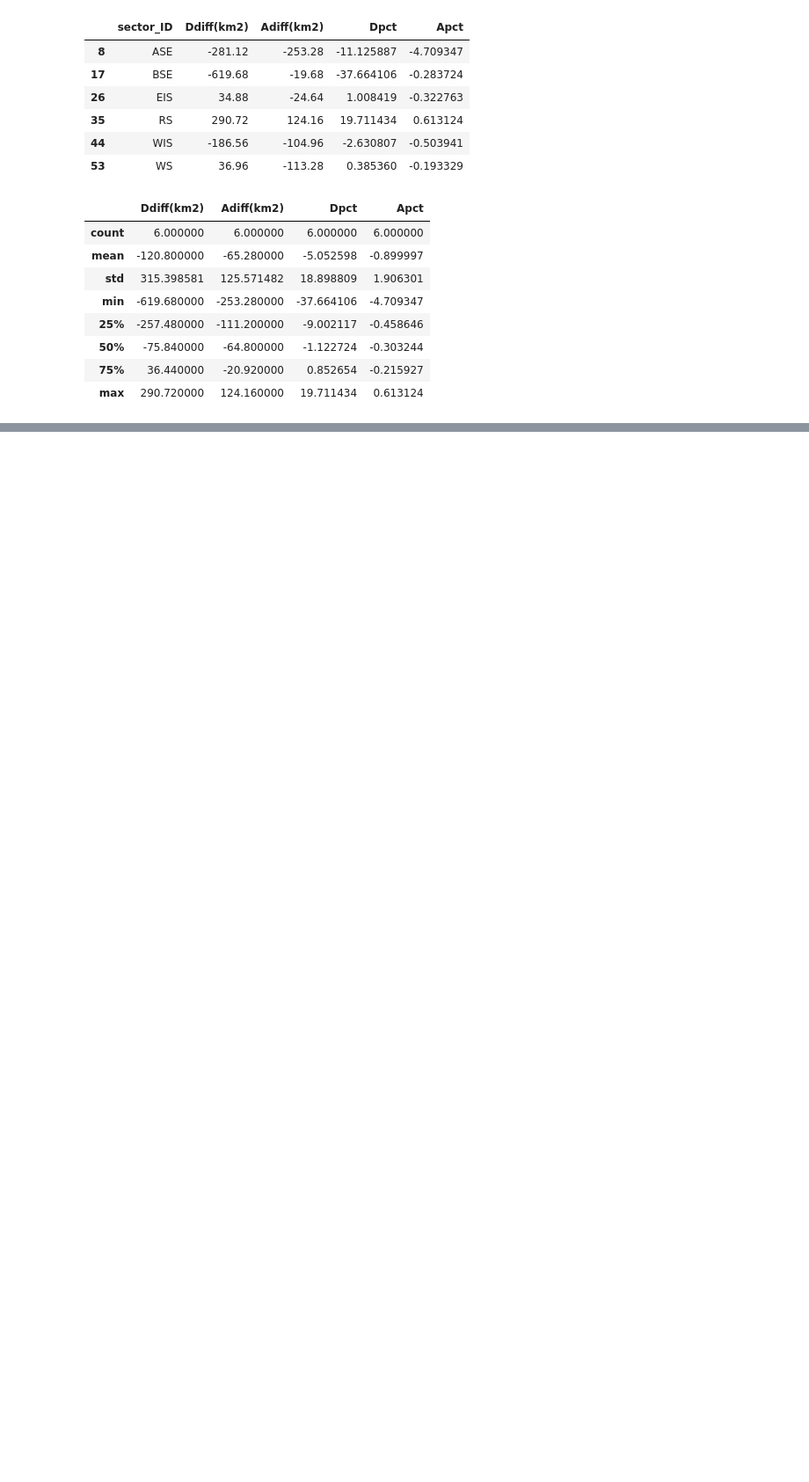
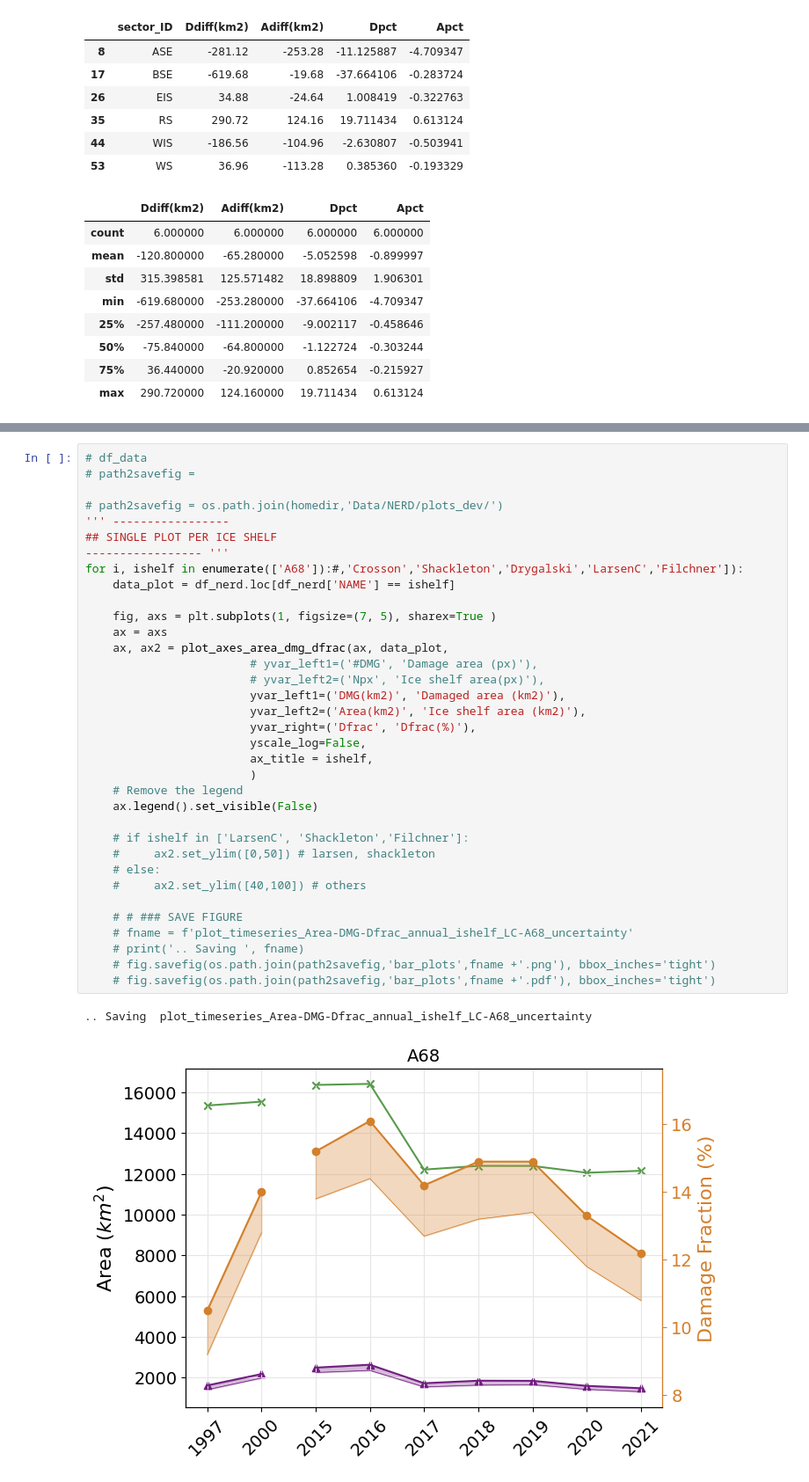
Before and after one commit to mizeboud/antarctic-damage-change, a Jupyter notebook: notebooks/plot_aggregate_dmg_iceshelves_timeseries.ipynb, the cells around one changed output, grey strips where cells are left out. Shown at 88% size. Saved outputs shown, nothing was run; the diff lists cells and outputs as text; blank space fills up the shorter version.

Commit message:
add timeseries calving A68 larsenC

```diff
--- a/notebooks/plot_aggregate_dmg_iceshelves_timeseries.ipynb
+++ b/notebooks/plot_aggregate_dmg_iceshelves_timeseries.ipynb
@@ -1035,0 +1110,38 @@ df_sec_tmp[['Ddiff(km2)','Adiff(km2)','Dpct','Apct']].describe()
+# %%
+# df_data
+# path2savefig =
+
+# path2savefig = os.path.join(homedir,'Data/NERD/plots_dev/')
+''' -----------------
+## SINGLE PLOT PER ICE SHELF
+----------------- '''
+for i, ishelf in enumerate(['A68']):#,'Crosson','Shackleton','Drygalski','LarsenC','Filchner']):
+    data_plot = df_nerd.loc[df_nerd['NAME'] == ishelf]
+
+    fig, axs = plt.subplots(1, figsize=(7, 5), sharex=True )
+    ax = axs
+    ax, ax2 = plot_axes_area_dmg_dfrac(ax, data_plot,
+                        # yvar_left1=('#DMG', 'Damage area (px)'),
+                        # yvar_left2=('Npx', 'Ice shelf area(px)'),
+                        yvar_left1=('DMG(km2)', 'Damaged area (km2)'),
+                        yvar_left2=('Area(km2)', 'Ice shelf area (km2)'),
+                        yvar_right=('Dfrac', 'Dfrac(%)'),
+                        yscale_log=False,
+                        ax_title = ishelf,
+                        )
+    # Remove the legend
+    ax.legend().set_visible(False)
+
+    # if ishelf in ['LarsenC', 'Shackleton','Filchner']:
+    #     ax2.set_ylim([0,50]) # larsen, shackleton
+    # else:
+    #     ax2.set_ylim([40,100]) # others
+
+    # # ### SAVE FIGURE
+    # fname = f'plot_timeseries_Area-DMG-Dfrac_annual_ishelf_LC-A68_uncertainty'
+    # print('.. Saving ', fname)
+    # fig.savefig(os.path.join(path2savefig,'bar_plots',fname +'.png'), bbox_inches='tight')
+    # fig.savefig(os.path.join(path2savefig,'bar_plots',fname +'.pdf'), bbox_inches='tight')
+# %% [output]
+.. Saving  plot_timeseries_Area-DMG-Dfrac_annual_ishelf_LC-A68_uncertainty
+[figure, added]
```
Also changed, not shown: parts of 3 cells of this notebook.
